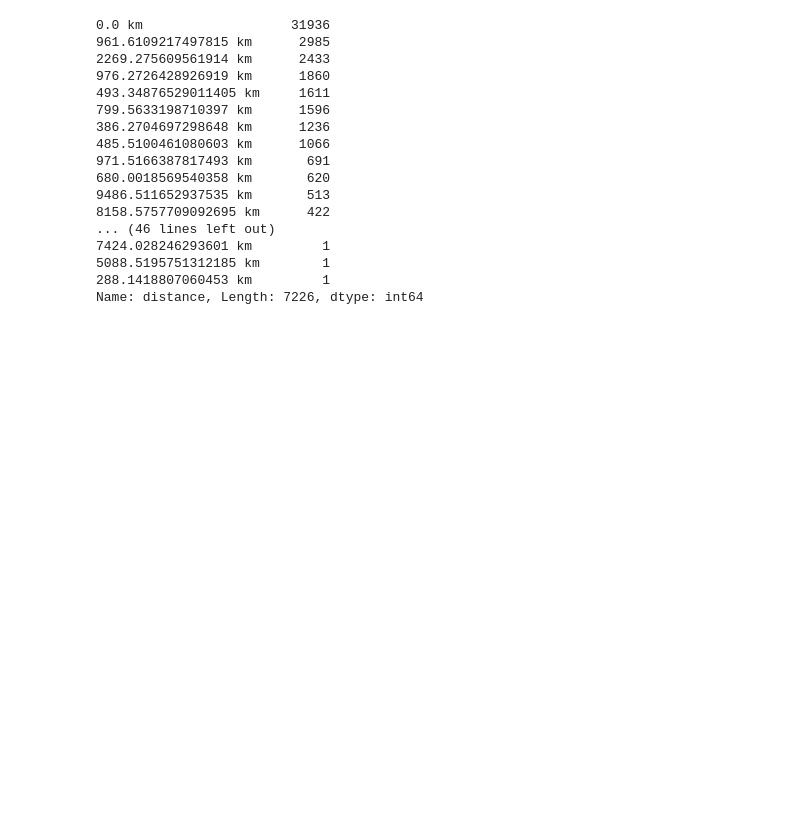
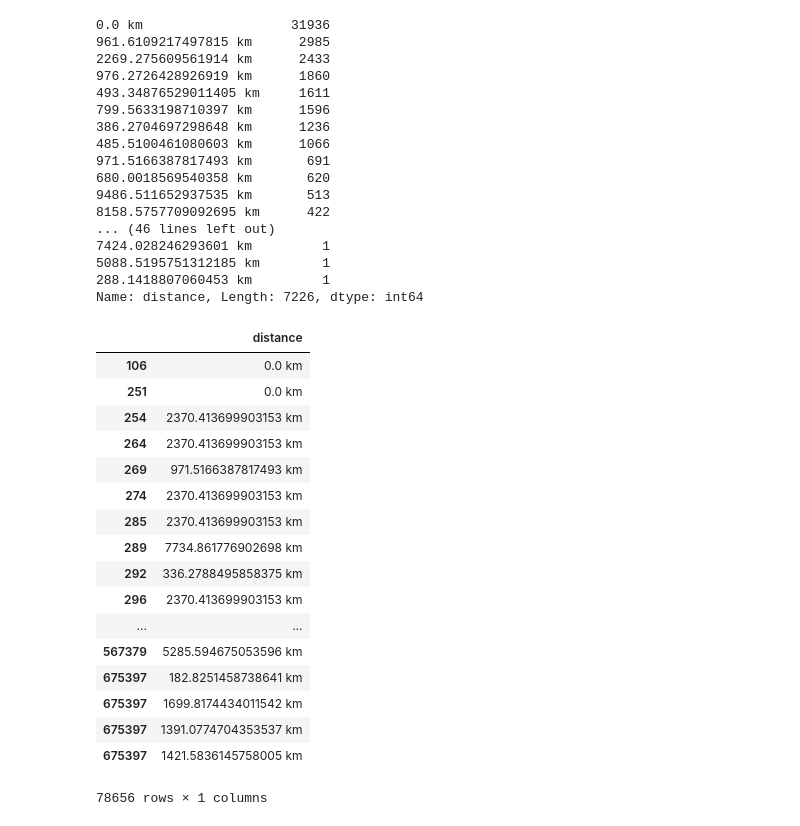
Before and after one commit to lanzrein/ada_project, a Jupyter notebook: Distance.ipynb, the cells around one changed output. Cells and saved outputs as stored; diff of their text form; code cells hidden in the pictures; blank space fills up the shorter version.

```diff
--- a/Distance.ipynb
+++ b/Distance.ipynb
@@ -635,3 +635,26 @@ z1['distance'].value_counts()
 5088.5195751312185 km        1
 288.1418807060453 km         1
 Name: distance, Length: 7226, dtype: int64
+# %%
+distance_product = z1['distance']
+distance_product = pd.DataFrame(distance_product)
+distance_product
+# %% [output]
+|  | distance |
+| 106 | 0.0 km |
+| 251 | 0.0 km |
+| 254 | 2370.413699903153 km |
+| 264 | 2370.413699903153 km |
+| 269 | 971.5166387817493 km |
+| 274 | 2370.413699903153 km |
+| 285 | 2370.413699903153 km |
+| 289 | 7734.861776902698 km |
+| 292 | 336.2788495858375 km |
+| 296 | 2370.413699903153 km |
+| ... | ... |
+| 567379 | 5285.594675053596 km |
+| 675397 | 182.8251458738641 km |
+| 675397 | 1699.8174434011542 km |
+| 675397 | 1391.0774704353537 km |
+| 675397 | 1421.5836145758005 km |
+78656 rows × 1 columns
```
Also changed, not shown: parts of 1 cell of this notebook, 2 other files.
